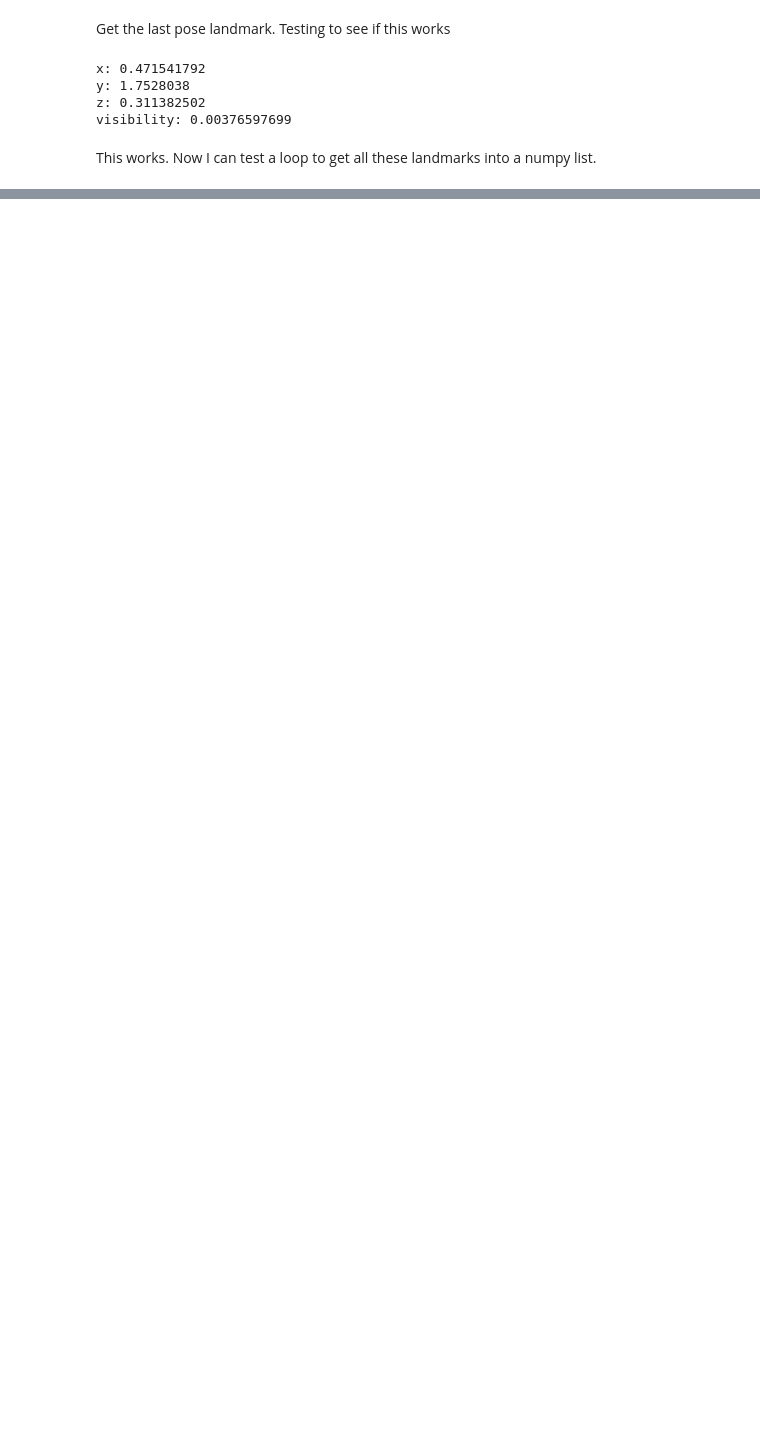
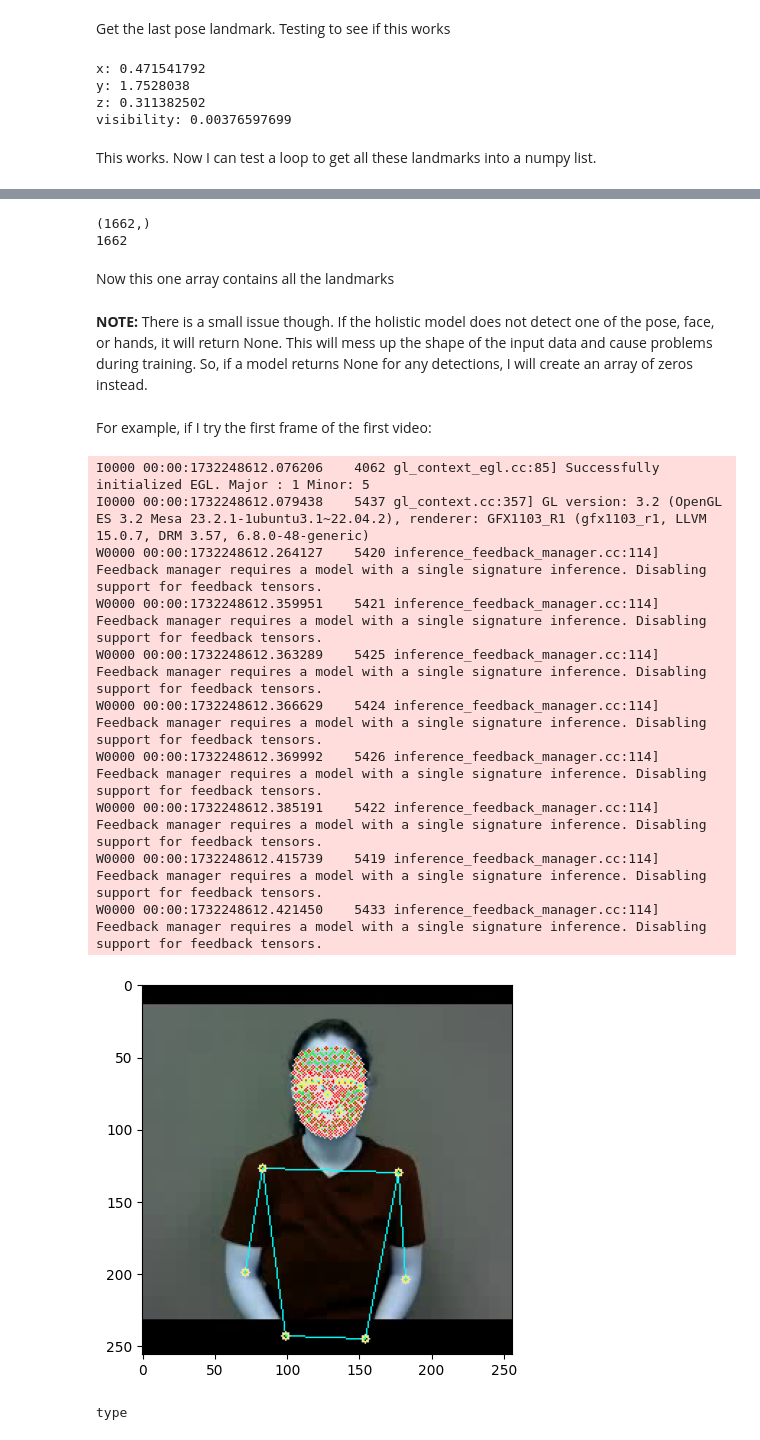
Before and after one commit to hosman-1/ece5831-project-failed, a Jupyter notebook: parsing_processing_training.ipynb, the cells around one changed output, grey strips where cells are left out. Saved outputs shown, nothing was run; the diff lists cells and outputs as text; code cells hidden in the pictures; blank space fills up the shorter version.

Commit message:
Completed holistic model detection

```diff
--- a/parsing_processing_training.ipynb
+++ b/parsing_processing_training.ipynb
@@ -555,0 +666,30 @@ print(test_array)
+# %%
+landmarks_combined = np.concatenate([frame_face_landmarks_np_flatten, frame_left_hand_landmarks_np_flatten, frame_pose_landmarks_np_flatten, frame_right_hand_landmarks_np_flatten])
+print(landmarks_combined.shape)
+print(len(landmarks_combined))
+# %% [output]
+(1662,)
+1662
+# %% [markdown]
+Now this one array contains all the landmarks
+# %% [markdown]
+__NOTE:__ There is a small issue though. If the holistic model does not detect one of the pose, face, or hands, it will return None. This will mess up the shape of the input data and cause problems during training. So, if a model returns None for any detections, I will create an array of zeros instead.
+# %% [markdown]
+For example, if I try the first frame of the first video:
+# %%
+img, landmarks2 = open_image_detect_holistic('train/0/0/frames/0_1.png')
+draw_over_image(img, landmarks2)
+type(landmarks2)
+# %% [output]
+I0000 00:00:1732248612.076206    4062 gl_context_egl.cc:85] Successfully initialized EGL. Major : 1 Minor: 5
+I0000 00:00:1732248612.079438    5437 gl_context.cc:357] GL version: 3.2 (OpenGL ES 3.2 Mesa 23.2.1-1ubuntu3.1~22.04.2), renderer: GFX1103_R1 (gfx1103_r1, LLVM 15.0.7, DRM 3.57, 6.8.0-48-generic)
+W0000 00:00:1732248612.264127    5420 inference_feedback_manager.cc:114] Feedback manager requires a model with a single signature inference. Disabling support for feedback tensors.
+W0000 00:00:1732248612.359951    5421 inference_feedback_manager.cc:114] Feedback manager requires a model with a single signature inference. Disabling support for feedback tensors.
+W0000 00:00:1732248612.363289    5425 inference_feedback_manager.cc:114] Feedback manager requires a model with a single signature inference. Disabling support for feedback tensors.
+W0000 00:00:1732248612.366629    5424 inference_feedback_manager.cc:114] Feedback manager requires a model with a single signature inference. Disabling support for feedback tensors.
+W0000 00:00:1732248612.369992    5426 inference_feedback_manager.cc:114] Feedback manager requires a model with a single signature inference. Disabling support for feedback tensors.
+W0000 00:00:1732248612.385191    5422 inference_feedback_manager.cc:114] Feedback manager requires a model with a single signature inference. Disabling support for feedback tensors.
+W0000 00:00:1732248612.415739    5419 inference_feedback_manager.cc:114] Feedback manager requires a model with a single signature inference. Disabling support for feedback tensors.
+W0000 00:00:1732248612.421450    5433 inference_feedback_manager.cc:114] Feedback manager requires a model with a single signature inference. Disabling support for feedback tensors.
+[figure, added]
+type
```
Also changed, not shown: parts of 48 cells of this notebook.
